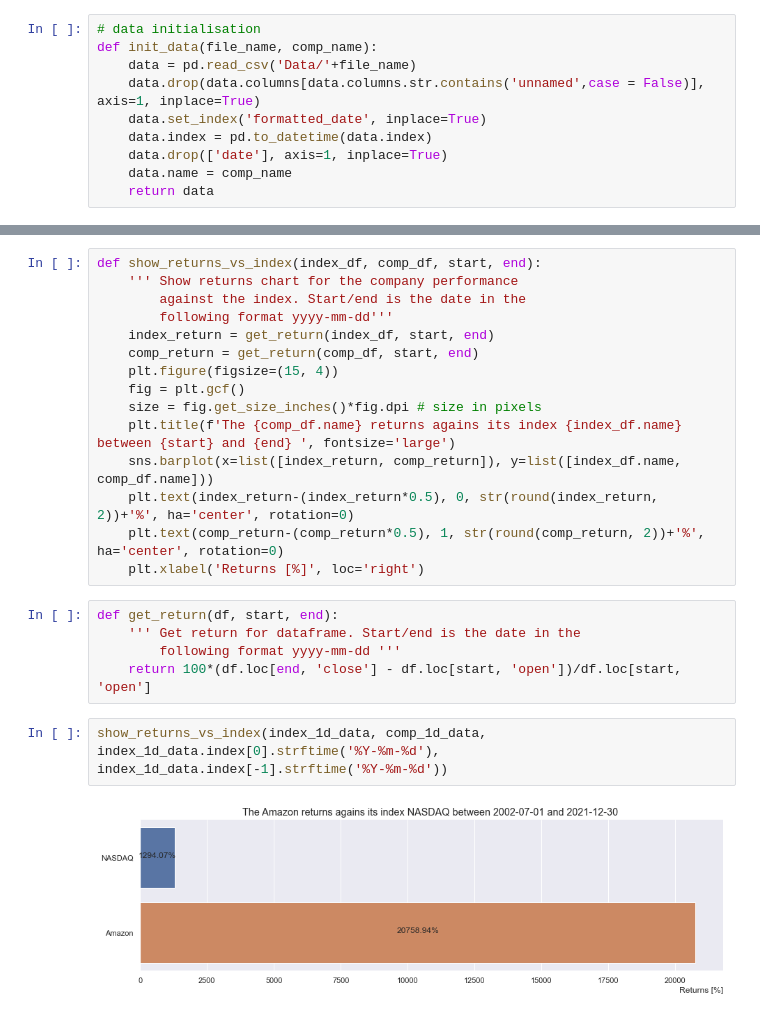
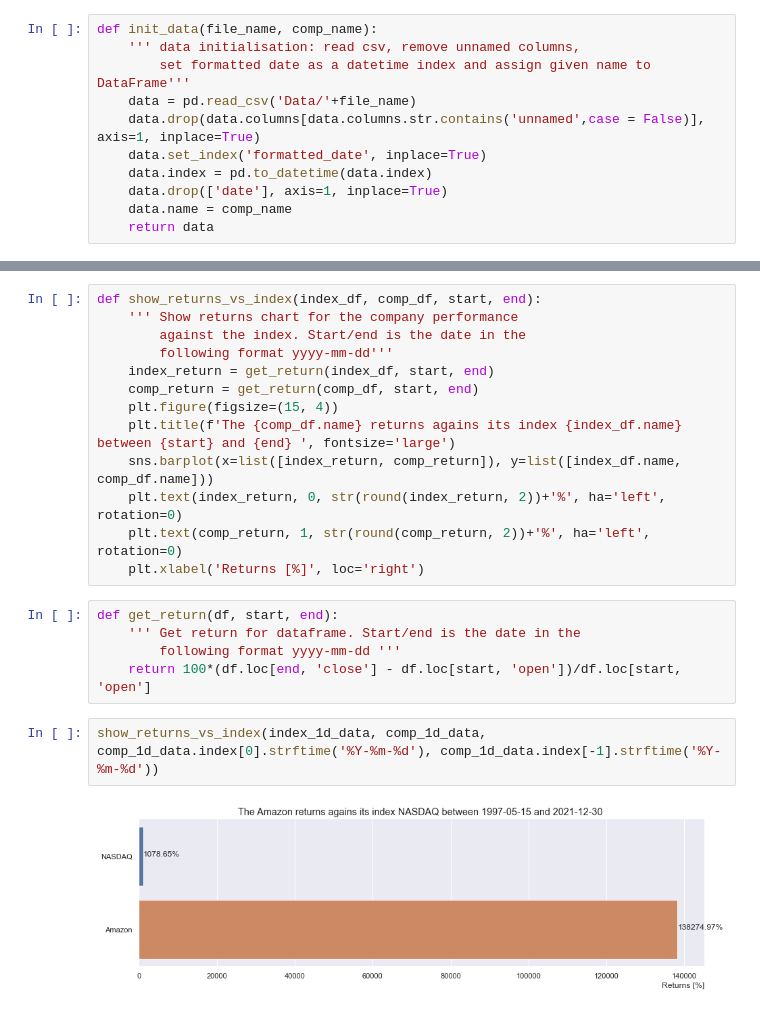
Before and after one commit to TBSDA/Data_Visualization, a Jupyter notebook: Asset_Price_Visualization.ipynb, the cells around one changed output, grey strips where cells are left out. Cells and saved outputs as stored; diff of their text form.

```diff
--- a/Asset_Price_Visualization.ipynb
+++ b/Asset_Price_Visualization.ipynb
@@ -6,8 +8,9 @@ import numpy as np
 import seaborn as sns
 import matplotlib.pyplot as plt
 # %%
-# data initialisation
 def init_data(file_name, comp_name):
+    ''' data initialisation: read csv, remove unnamed columns,
+        set formatted date as a datetime index and assign given name to DataFrame'''
     data = pd.read_csv('Data/'+file_name)
     data.drop(data.columns[data.columns.str.contains('unnamed',case = False)], axis=1, inplace=True)
     data.set_index('formatted_date', inplace=True)
@@ -601,12 +608,10 @@ def show_returns_vs_index(index_df, comp_df, start, end):
     index_return = get_return(index_df, start, end)
     comp_return = get_return(comp_df, start, end)
     plt.figure(figsize=(15, 4))
-    fig = plt.gcf()
-    size = fig.get_size_inches()*fig.dpi # size in pixels
     plt.title(f'The {comp_df.name} returns agains its index {index_df.name} between {start} and {end} ', fontsize='large')
     sns.barplot(x=list([index_return, comp_return]), y=list([index_df.name, comp_df.name]))
-    plt.text(index_return-(index_return*0.5), 0, str(round(index_return, 2))+'%', ha='center', rotation=0)
-    plt.text(comp_return-(comp_return*0.5), 1, str(round(comp_return, 2))+'%', ha='center', rotation=0)
+    plt.text(index_return, 0, str(round(index_return, 2))+'%', ha='left', rotation=0)
+    plt.text(comp_return, 1, str(round(comp_return, 2))+'%', ha='left', rotation=0)
     plt.xlabel('Returns [%]', loc='right')
 # %%
 def get_return(df, start, end):
@@ -614,9 +619,9 @@ def get_return(df, start, end):
         following format yyyy-mm-dd '''
     return 100*(df.loc[end, 'close'] - df.loc[start, 'open'])/df.loc[start, 'open']
 # %%
-show_returns_vs_index(index_1d_data, comp_1d_data, index_1d_data.index[0].strftime('%Y-%m-%d'), index_1d_data.index[-1].strftime('%Y-%m-%d'))
+show_returns_vs_index(index_1d_data, comp_1d_data, comp_1d_data.index[0].strftime('%Y-%m-%d'), comp_1d_data.index[-1].strftime('%Y-%m-%d'))
 # %% [output]
-[figure, old version]
+[figure, new version]
 # %%
 show_returns_vs_index(index_1d_data, comp_1d_data, '2021-01-04', '2021-12-30')
 # %% [output]
```
Also changed, not shown: parts of 26 cells of this notebook.
